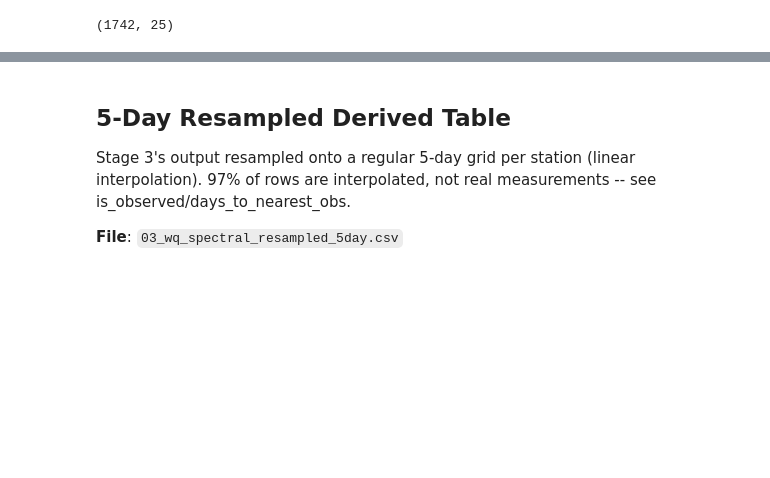
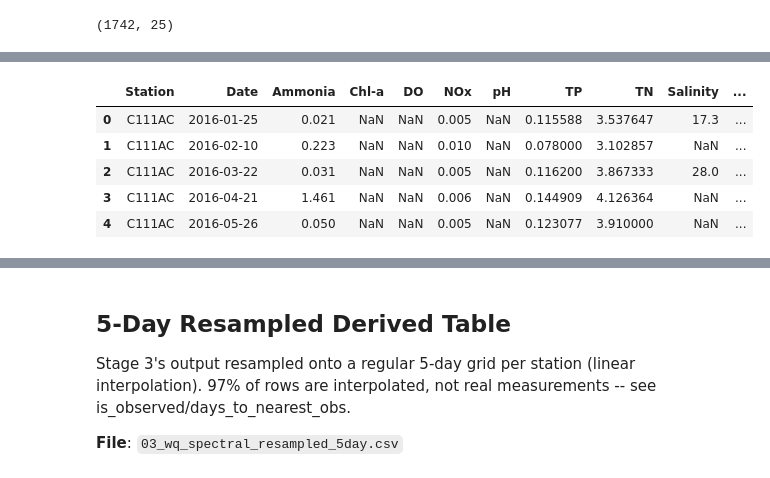
Before and after one commit to ianraymondsmith/seagrass-shap-model, a Jupyter notebook: outputs/consolidated_export/data_overview.ipynb, the cells around one changed output, grey strips where cells are left out. Cells and saved outputs as stored; diff of their text form; code cells hidden in the pictures; blank space fills up the shorter version.

```diff
--- a/outputs/consolidated_export/data_overview.ipynb
+++ b/outputs/consolidated_export/data_overview.ipynb
@@ -72,0 +77,10 @@ df.describe()
+# %%
+df = pd.read_csv('02_wq_spectral_joined_clean.csv')
+df.head()
+# %% [output]
+|  | Station | Date | Ammonia | Chl-a | DO | NOx | pH | TP | TN | Salinity | ... |
+| 0 | C111AC | 2016-01-25 | 0.021 | NaN | NaN | 0.005 | NaN | 0.115588 | 3.537647 | 17.3 | ... |
+| 1 | C111AC | 2016-02-10 | 0.223 | NaN | NaN | 0.010 | NaN | 0.078000 | 3.102857 | NaN | ... |
+| 2 | C111AC | 2016-03-22 | 0.031 | NaN | NaN | 0.005 | NaN | 0.116200 | 3.867333 | 28.0 | ... |
+| 3 | C111AC | 2016-04-21 | 1.461 | NaN | NaN | 0.006 | NaN | 0.144909 | 4.126364 | NaN | ... |
+| 4 | C111AC | 2016-05-26 | 0.050 | NaN | NaN | 0.005 | NaN | 0.123077 | 3.910000 | NaN | ... |
```
Also changed, not shown: parts of 9 cells of this notebook, 3 other files.
